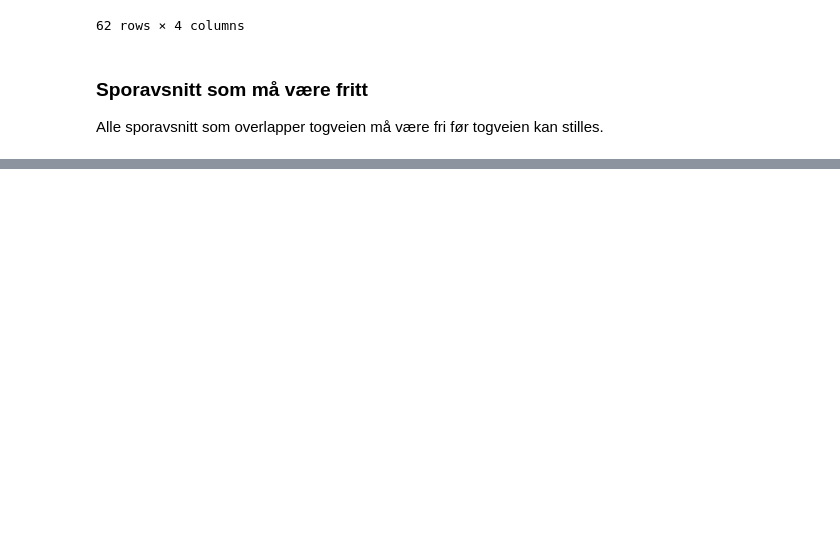
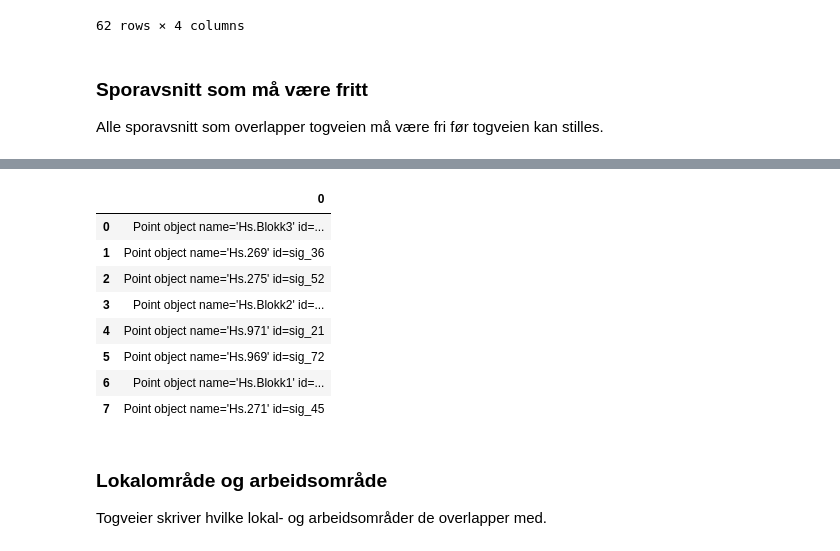
Before and after one commit to luteberget/railway_notebook, a Jupyter notebook: notebook1.ipynb, the cells around one changed output, grey strips where cells are left out. Cells and saved outputs as stored; diff of their text form; code cells hidden in the pictures; blank space fills up the shorter version.

```diff
--- a/notebook1.ipynb
+++ b/notebook1.ipynb
@@ -58,6 +58,6 @@ display(tbl(skifteveier))
 Alle sporavsnitt som overlapper togveien må være fri før togveien kan stilles.
 # %%
 for togvei in togveier:
-    togvei.avsnitt = sections.filter(lambda section: section & togvei.to_area() > empty)
+    togvei.avsnitt = sections.filter(lambda section: section & togvei.to_area() > IntervalSet([]))
     print("Avsnitt: {}".format(togvei.avsnitt))
 # %% [output]
@@ -67,0 +84,6 @@ Alle medrettede dvergsignaler i togveien skal vise Ss45.
+# %%
+for togvei in togveier: togvei.fiendtlige = set()
+
+for tva in togveier:
+    tva.fiendtlige |= set(tvb for tvb in togveier if tva.avsnitt & tvb.avsnitt)
+#    print("{} ### {}".format(tva,len(tva.fiendtlige)))
@@ -68,4 +109,7 @@ Alle medrettede dvergsignaler i togveien skal vise Ss45.
 # %%
 for togvei in togveier:
-    ds_ss45 = ds.filter(location=togvei.to_area(), dir=togvei.dir)
-    print("DS {}".format(ds_ss45))
+    avvik = any(sw.straight() != st for (sw,st) in togvei.switchstates())
+    togvei.hs_bilde = "Hs21" if avvik else "Hs22"
+    togvei.fs_bilde = "Fs24" if avvik else "Fs25"
+
+    togvei.ds_ss45 = ds.filter(location=togvei.to_area(), dir=togvei.dir)
@@ -87,0 +123,16 @@ interval_split(1,2,[1.9,9,1.2])
+# %%
+sluttpunkter_togvei = PointObjectSet(togvei.end for togvei in togveier)
+sluttpunkter_togvei
+# %% [output]
+|  | 0 |
+| 0 | Point object name='Hs.Blokk3' id=... |
+| 1 | Point object name='Hs.269' id=sig_36 |
+| 2 | Point object name='Hs.275' id=sig_52 |
+| 3 | Point object name='Hs.Blokk2' id=... |
+| 4 | Point object name='Hs.971' id=sig_21 |
+| 5 | Point object name='Hs.969' id=sig_72 |
+| 6 | Point object name='Hs.Blokk1' id=... |
+| 7 | Point object name='Hs.271' id=sig_45 |
+# %% [markdown]
+### Lokalområde og arbeidsområde
+Togveier skriver hvilke lokal- og arbeidsområder de overlapper med.
```
Also changed, not shown: parts of 16 cells of this notebook, 1 other file.
